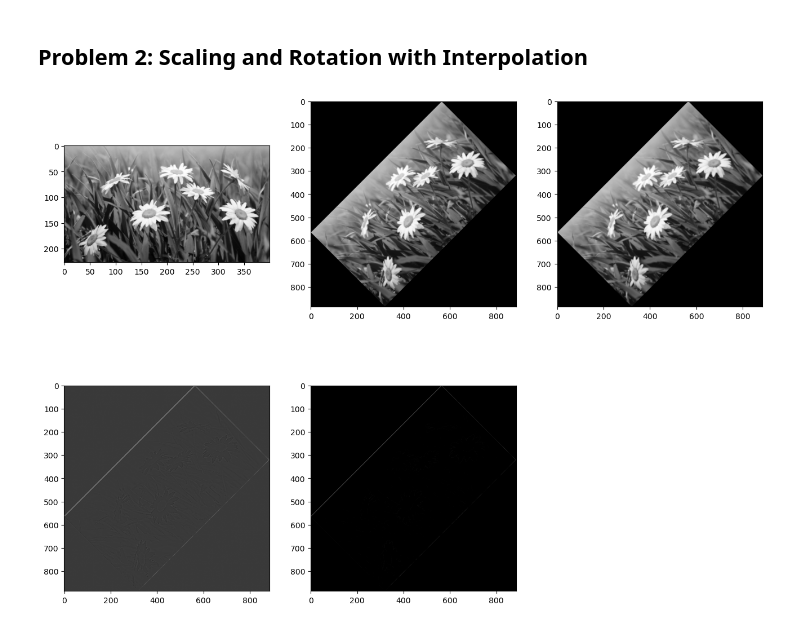
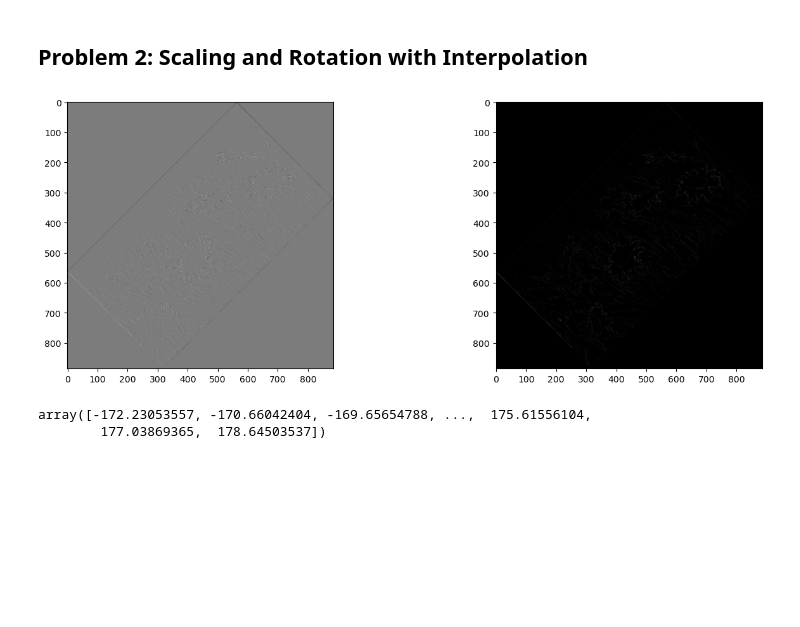
Before and after one commit to dwaipayanhaldar/E9-241-Digital-Image-Processing, a Jupyter notebook: Assignment_2/wrapper.ipynb, the cells around one changed output. Cells and saved outputs as stored; diff of their text form; code cells hidden in the pictures; blank space fills up the shorter version.

```diff
--- a/Assignment_2/wrapper.ipynb
+++ b/Assignment_2/wrapper.ipynb
@@ -57,24 +57,20 @@ Optimal Threshold:89
 # %%
 img_flowers = skimage.io.imread('images/flowers.png')
 upscaled_img = upscale(img_flowers)
 rotated_upscaled_image = rotate_image(upscaled_img, np.pi/4)
 
 rotated_image = rotate_image(img_flowers, np.pi/4)
 upscaled_rotated_image = upscale(rotated_image)
 
-diff = upscaled_rotated_image - rotated_upscaled_image
+diff = rotated_upscaled_image - upscaled_rotated_image
 
 plt.figure(figsize=(16,12))
-plt.subplot(2,3,1)
-plt.imshow(img_flowers, cmap= 'gray')
-plt.subplot(2,3,2)
-plt.imshow(rotated_upscaled_image, cmap = 'gray')
-plt.subplot(2,3,3)
-plt.imshow(upscaled_rotated_image, cmap='gray')
-plt.subplot(2,3,4)
+plt.subplot(2,2,1)
 plt.imshow(diff, cmap='gray')
-plt.subplot(2,3,5)
+plt.subplot(2,2,2)
 plt.imshow(diff, vmin=0, vmax=255, cmap='gray')
 plt.show()
 # %% [output]
-[figure, old version]
+[figure, new version]
+array([-172.23053557, -170.66042404, -169.65654788, ...,  175.61556104,
+        177.03869365,  178.64503537])
```
Also changed, not shown: parts of 6 cells of this notebook, 10 other files.
